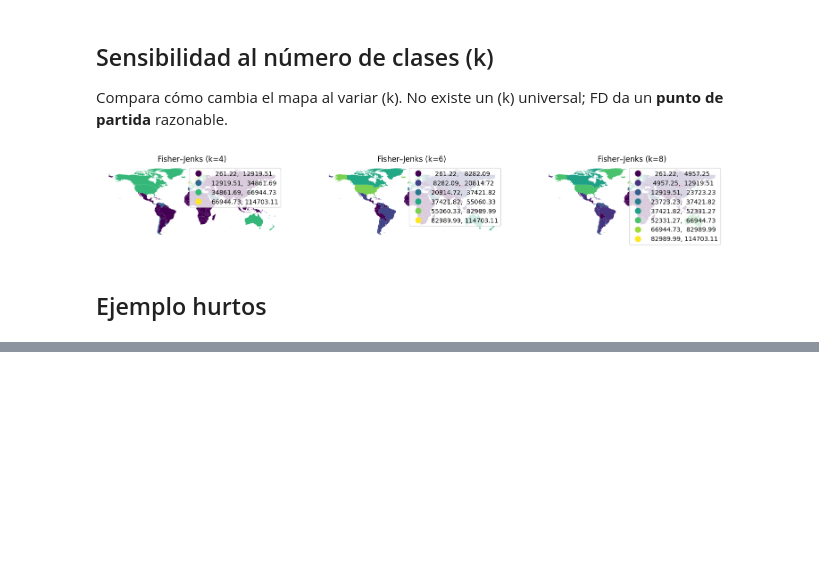
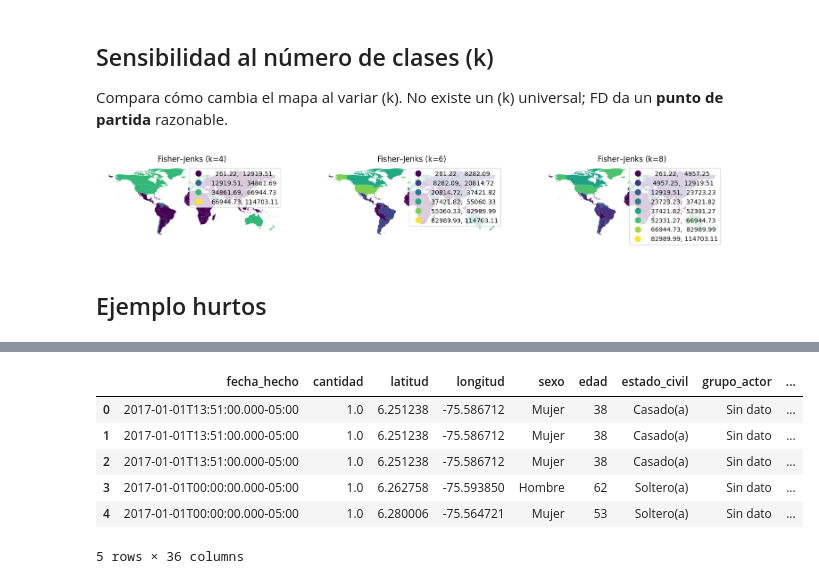
Before and after one commit to jdavidortega/Geographic_Data_Science_with_Python, a Jupyter notebook: Geospatial/choropleth_es.ipynb, the cells around one changed output, grey strips where cells are left out. Cells and saved outputs as stored; diff of their text form; code cells hidden in the pictures; blank space fills up the shorter version.

```diff
--- a/Geospatial/choropleth_es.ipynb
+++ b/Geospatial/choropleth_es.ipynb
@@ -211,0 +193,10 @@ ax.axis("off")
+# %%
+df.head()
+# %% [output]
+|  | fecha_hecho | cantidad | latitud | longitud | sexo | edad | estado_civil | grupo_actor | ... |
+| 0 | 2017-01-01T13:51:00.000-05:00 | 1.0 | 6.251238 | -75.586712 | Mujer | 38 | Casado(a) | Sin dato | ... |
+| 1 | 2017-01-01T13:51:00.000-05:00 | 1.0 | 6.251238 | -75.586712 | Mujer | 38 | Casado(a) | Sin dato | ... |
+| 2 | 2017-01-01T13:51:00.000-05:00 | 1.0 | 6.251238 | -75.586712 | Mujer | 38 | Casado(a) | Sin dato | ... |
+| 3 | 2017-01-01T00:00:00.000-05:00 | 1.0 | 6.262758 | -75.593850 | Hombre | 62 | Soltero(a) | Sin dato | ... |
+| 4 | 2017-01-01T00:00:00.000-05:00 | 1.0 | 6.280006 | -75.564721 | Mujer | 53 | Soltero(a) | Sin dato | ... |
+5 rows × 36 columns
```
Also changed, not shown: parts of 13 cells of this notebook, 3 other files.
